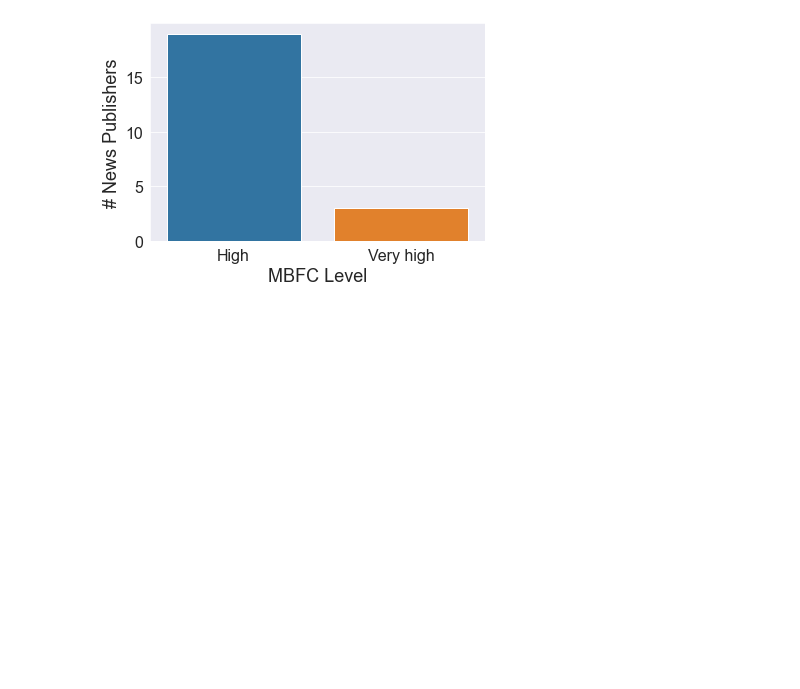
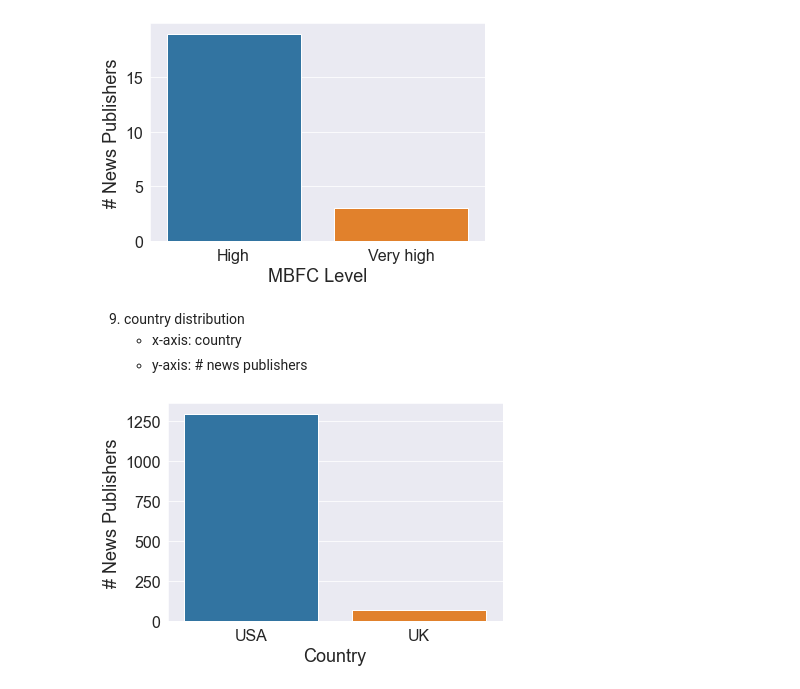
Before and after one commit to apurvamulay/ReCOVery, a Jupyter notebook: code/DataDistribution.ipynb, the cells around one changed output. Cells and saved outputs as stored; diff of their text form; code cells hidden in the pictures; blank space fills up the shorter version.

```diff
--- a/code/DataDistribution.ipynb
+++ b/code/DataDistribution.ipynb
@@ -367,3 +380,19 @@ plt.savefig(CSV_FILE_DIR_HEAD+'figure/mbfcLevel0_count.eps', bbox_inches='tight'
 plt.show()
 # %% [output]
 [figure]
+# %% [markdown]
+9. country distribution
+    - x-axis: country
+    - y-axis: # news publishers
+# %%
+countries = dfs['country'].values
+# countries = np.array(countries, dtype=str)
+
+ax = sns.countplot(countries)
+plt.xlabel('Country')
+plt.ylabel('# News Publishers')
+# ax.set_yscale('log')
+plt.savefig(CSV_FILE_DIR_HEAD+'figure/country_count.eps', bbox_inches='tight')
+plt.show()
+# %% [output]
+[figure, added]
```
Also changed, not shown: parts of 8 cells of this notebook, 6 other files.
